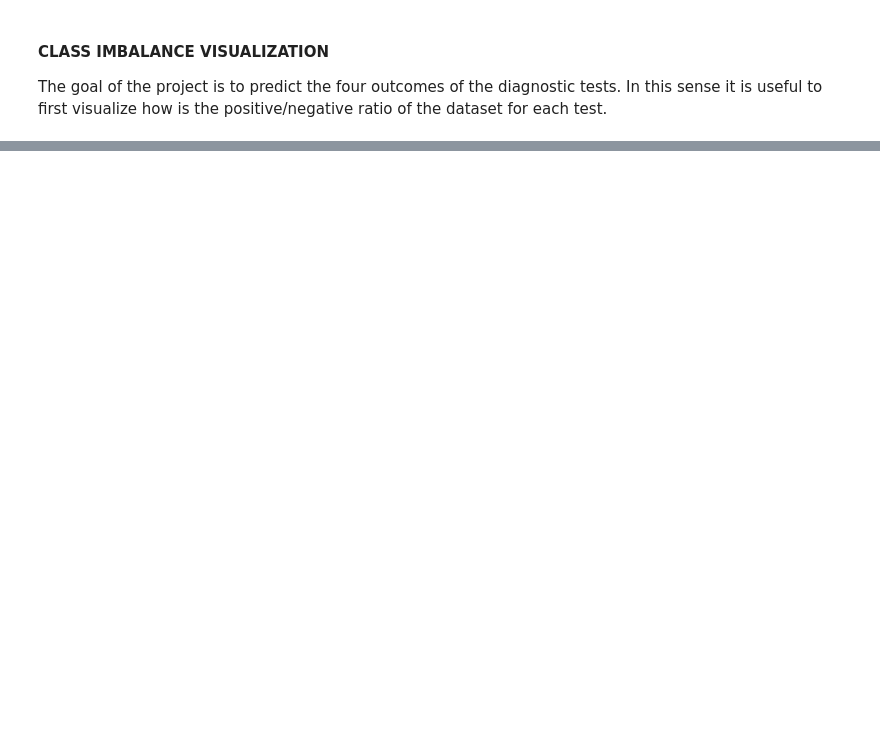
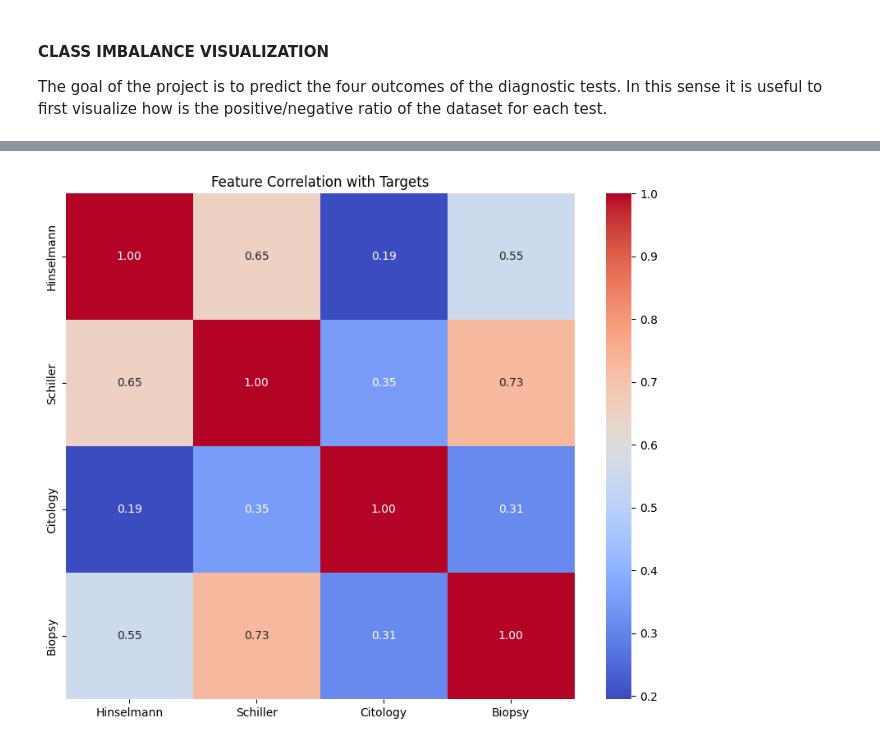
Before and after one commit to Filippo7206/unibo-dtm-ml-2526-cervical-cancer-predictor, a Jupyter notebook: notebooks/02_eda.ipynb, the cells around one changed output, grey strips where cells are left out. Cells and saved outputs as stored; diff of their text form; code cells hidden in the pictures; blank space fills up the shorter version.

```diff
--- a/notebooks/02_eda.ipynb
+++ b/notebooks/02_eda.ipynb
@@ -3,7 +3,7 @@
 # %% [markdown]
 In this notebook I will carry out further EDA scripts in order to extract more meaningful information from the cleaned version of the original dataset.
 # %%
-file_path = r'C:\unibo-dtm-ml-2526-cervical-cancer-predictor\data\processed.csv'
+file_path = r'C:\unibo-dtm-ml-2526-cervical-cancer-predictor\data\processed_data\cleaned_data.csv'
 with open(file_path, 'r') as f:
     lines = f.readlines()
 print('Read {} lines'.format(len(lines)))
@@ -82,0 +156,10 @@ plt.show()
+# %%
+# Focus only on correlations with the targets
+targets = ['Hinselmann', 'Schiller', 'Citology', 'Biopsy']
+other_cols = [col for col in corr.columns if col not in targets]
+plt.figure(figsize=(10, 8))
+sns.heatmap(corr[targets].drop(other_cols),annot=True, cmap='coolwarm', fmt=".2f")
+plt.title("Feature Correlation with Targets")
+plt.show()
+# %% [output]
+[figure, added]
```
Also changed, not shown: parts of 21 cells of this notebook.
